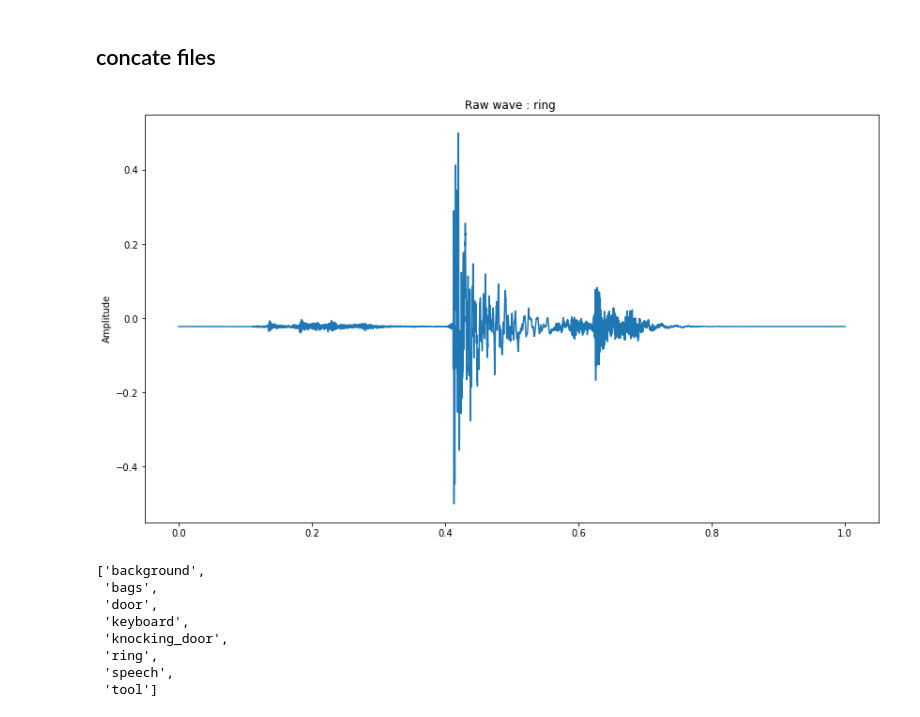
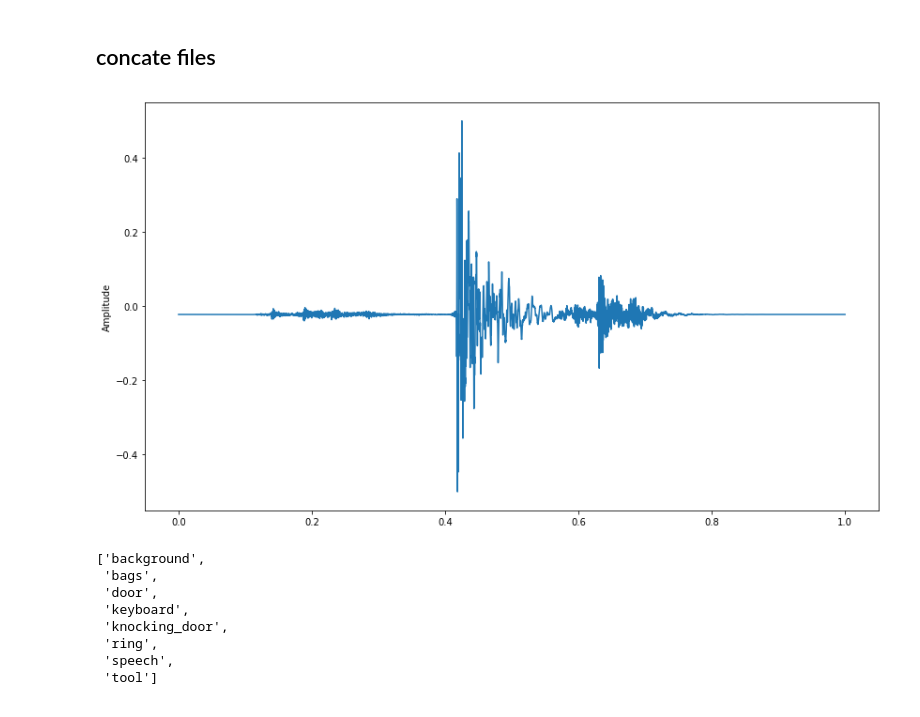
Before and after one commit to nestyme/Ibragim_Acustics, a Jupyter notebook: cnn_audio_2_0.ipynb, the cells around one changed output. Cells and saved outputs as stored; diff of their text form; code cells hidden in the pictures.

```diff
--- a/cnn_audio_2_0.ipynb
+++ b/cnn_audio_2_0.ipynb
@@ -205,12 +208,12 @@ plt.show()
 # %%
 data_base = load_audio_file(train_files[1])
 fig = plt.figure(figsize=(14, 8))
-plt.title('Raw wave : %s ' % (file_to_label[train_files[0]]))
+#plt.title('Raw wave : %s ' % (file_to_label[train_files[0]]))
 plt.ylabel('Amplitude')
 plt.plot(np.linspace(0, 1, input_length), data_base)
 plt.show()
 # %% [output]
-[figure, old version]
+[figure, new version]
 # %%
 list_labels = sorted(list(set(train_labels.Class.values)))
 # %%
```
Also changed, not shown: parts of 12 cells of this notebook, 4 other files.
